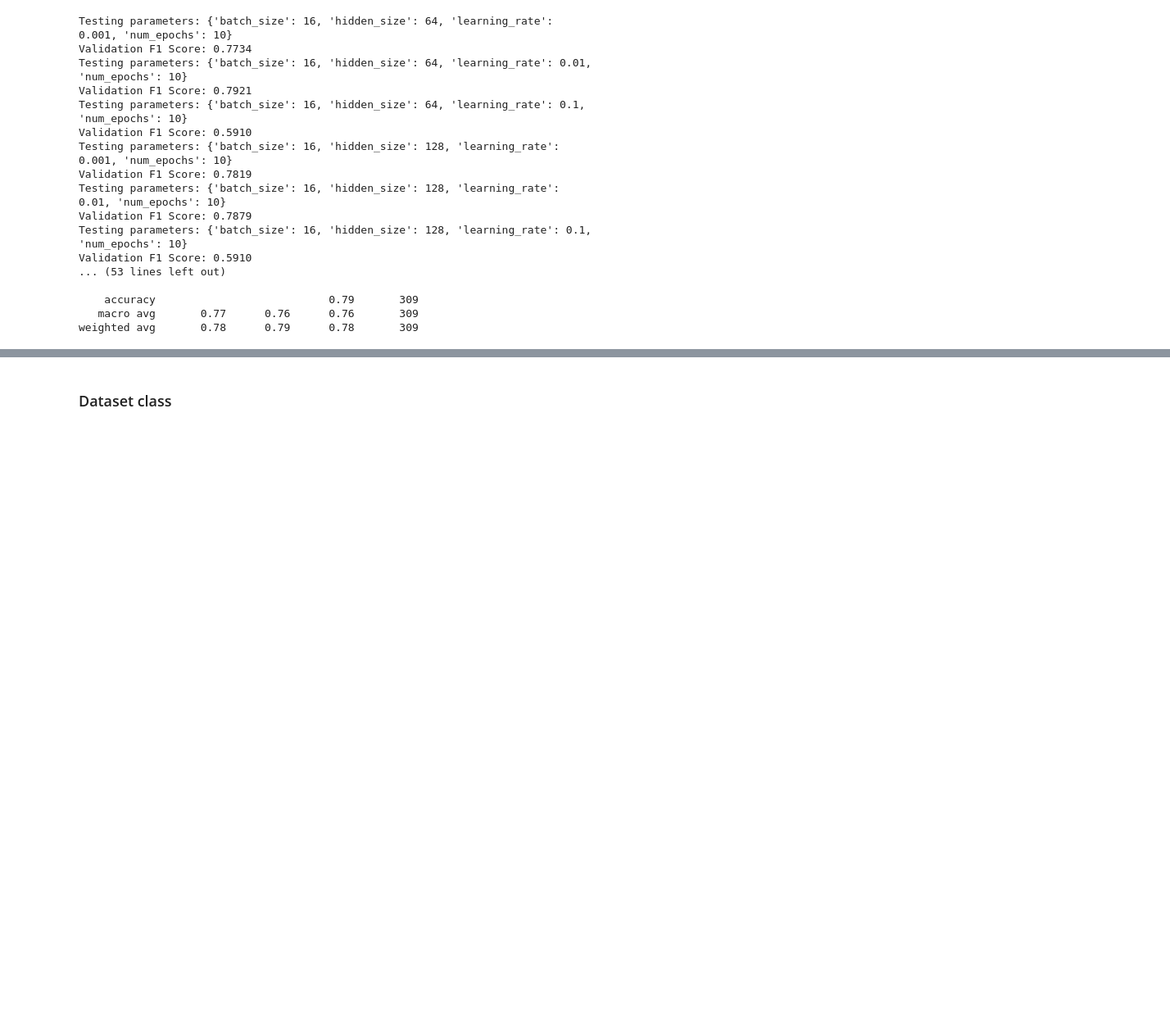
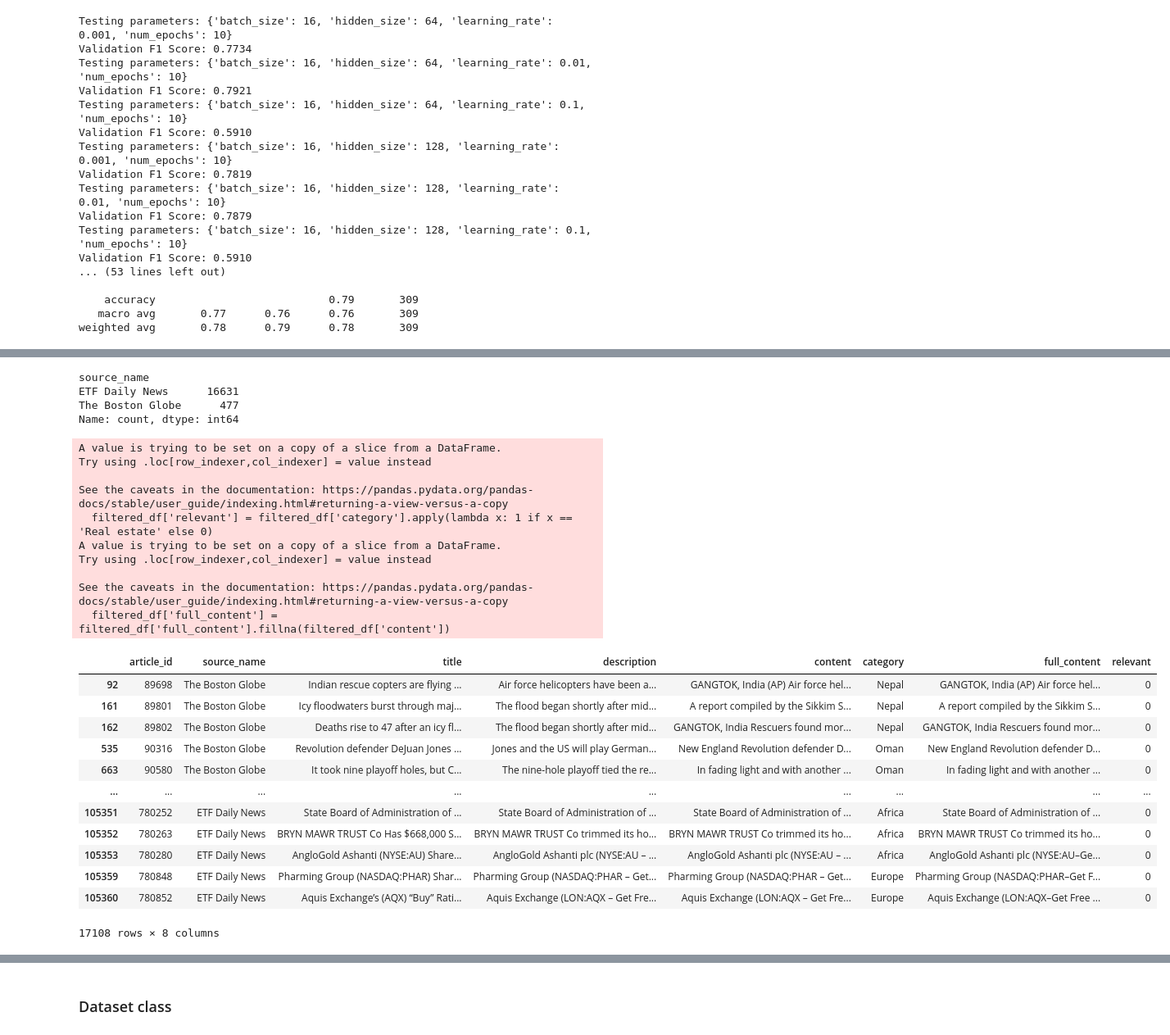
Before and after one commit to ianwangeeen/newsTrainer, a Jupyter notebook: newsTrainer.ipynb, the cells around one changed output, grey strips where cells are left out. Shown at 82% size. Cells and saved outputs as stored; diff of their text form; code cells hidden in the pictures; blank space fills up the shorter version.

Commit message:
added weighted training for imbalanced datasets portion

```diff
--- a/newsTrainer.ipynb
+++ b/newsTrainer.ipynb
@@ -1025,0 +1109,36 @@ weighted avg       0.78      0.79      0.78       309
+# %%
+filtered_df = df[df['source_name'].isin(['ETF Daily News', 'The Boston Globe'])]
+print(filtered_df['source_name'].value_counts())
+filtered_df['relevant'] = filtered_df['category'].apply(lambda x: 1 if x == 'Real estate' else 0)
+# df_cleaned = filtered_df.dropna(subset=['full_content'])
+filtered_df['full_content'] = filtered_df['full_content'].fillna(filtered_df['content'])
+balanced_df_weighted = filtered_df
+balanced_df_weighted
+# %% [output]
+source_name
+ETF Daily News      16631
+The Boston Globe      477
+Name: count, dtype: int64
+A value is trying to be set on a copy of a slice from a DataFrame.
+Try using .loc[row_indexer,col_indexer] = value instead
+
+See the caveats in the documentation: https://pandas.pydata.org/pandas-docs/stable/user_guide/indexing.html#returning-a-view-versus-a-copy
+  filtered_df['relevant'] = filtered_df['category'].apply(lambda x: 1 if x == 'Real estate' else 0)
+A value is trying to be set on a copy of a slice from a DataFrame.
+Try using .loc[row_indexer,col_indexer] = value instead
+
+See the caveats in the documentation: https://pandas.pydata.org/pandas-docs/stable/user_guide/indexing.html#returning-a-view-versus-a-copy
+  filtered_df['full_content'] = filtered_df['full_content'].fillna(filtered_df['content'])
+|  | article_id | source_name | title | description | content | category | full_content | relevant |
+| 92 | 89698 | The Boston Globe | Indian rescue copters are flying ... | Air force helicopters have been a... | GANGTOK, India (AP) Air force hel... | Nepal | GANGTOK, India (AP) Air force hel... | 0 |
+| 161 | 89801 | The Boston Globe | Icy floodwaters burst through maj... | The flood began shortly after mid... | A report compiled by the Sikkim S... | Nepal | A report compiled by the Sikkim S... | 0 |
+| 162 | 89802 | The Boston Globe | Deaths rise to 47 after an icy fl... | The flood began shortly after mid... | GANGTOK, India Rescuers found mor... | Nepal | GANGTOK, India Rescuers found mor... | 0 |
+| 535 | 90316 | The Boston Globe | Revolution defender DeJuan Jones ... | Jones and the US will play German... | New England Revolution defender D... | Oman | New England Revolution defender D... | 0 |
+| 663 | 90580 | The Boston Globe | It took nine playoff holes, but C... | The nine-hole playoff tied the re... | In fading light and with another ... | Oman | In fading light and with another ... | 0 |
+| ... | ... | ... | ... | ... | ... | ... | ... | ... |
+| 105351 | 780252 | ETF Daily News | State Board of Administration of ... | State Board of Administration of ... | State Board of Administration of ... | Africa | State Board of Administration of ... | 0 |
+| 105352 | 780263 | ETF Daily News | BRYN MAWR TRUST Co Has $668,000 S... | BRYN MAWR TRUST Co trimmed its ho... | BRYN MAWR TRUST Co trimmed its ho... | Africa | BRYN MAWR TRUST Co trimmed its ho... | 0 |
+| 105353 | 780280 | ETF Daily News | AngloGold Ashanti (NYSE:AU) Share... | AngloGold Ashanti plc (NYSE:AU – ... | AngloGold Ashanti plc (NYSE:AU – ... | Africa | AngloGold Ashanti plc (NYSE:AU–Ge... | 0 |
+| 105359 | 780848 | ETF Daily News | Pharming Group (NASDAQ:PHAR) Shar... | Pharming Group (NASDAQ:PHAR – Get... | Pharming Group (NASDAQ:PHAR – Get... | Europe | Pharming Group (NASDAQ:PHAR–Get F... | 0 |
+| 105360 | 780852 | ETF Daily News | Aquis Exchange’s (AQX) “Buy” Rati... | Aquis Exchange (LON:AQX – Get Fre... | Aquis Exchange (LON:AQX – Get Fre... | Europe | Aquis Exchange (LON:AQX–Get Free ... | 0 |
+17108 rows × 8 columns
```
Also changed, not shown: parts of 17 cells of this notebook.
